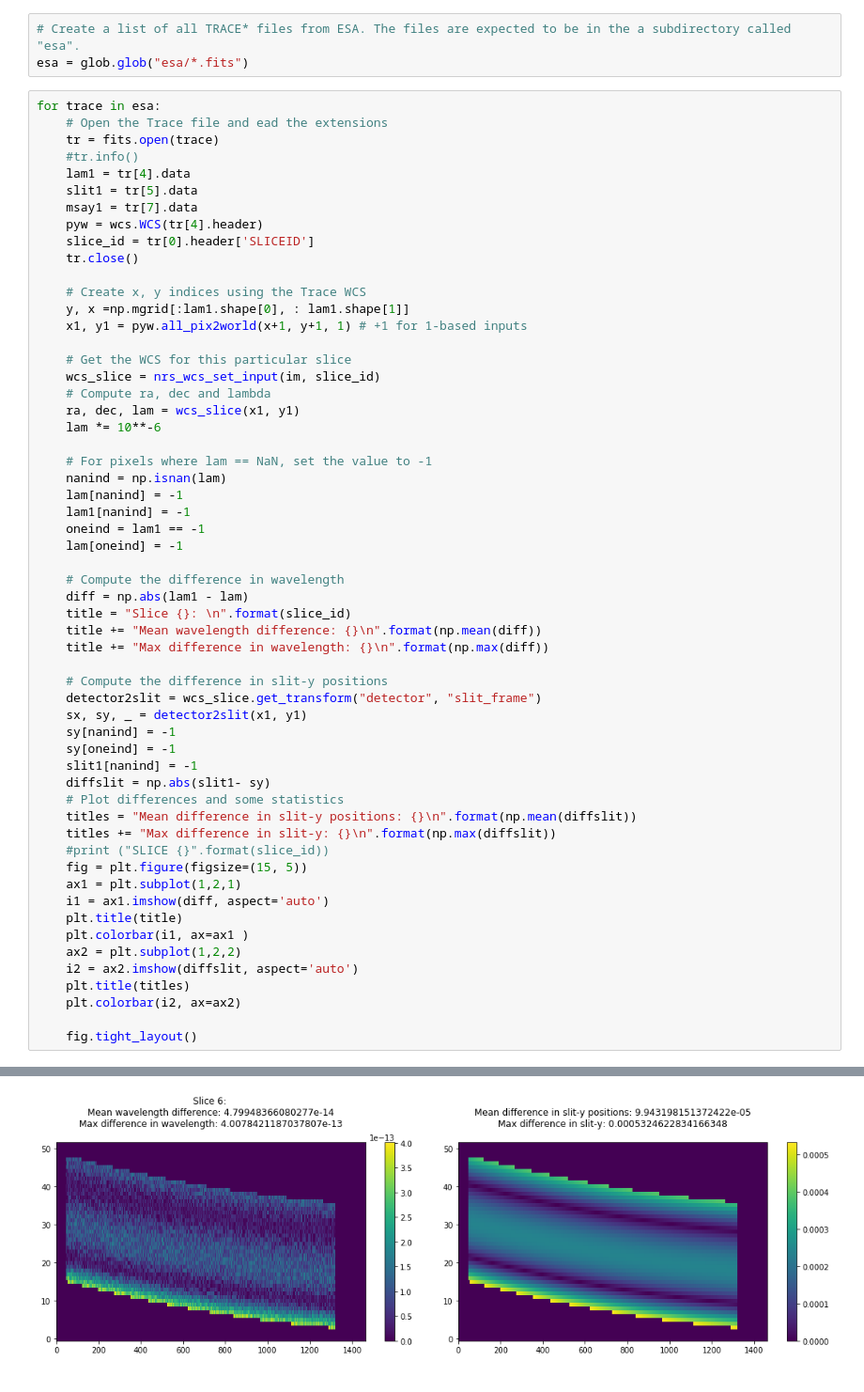
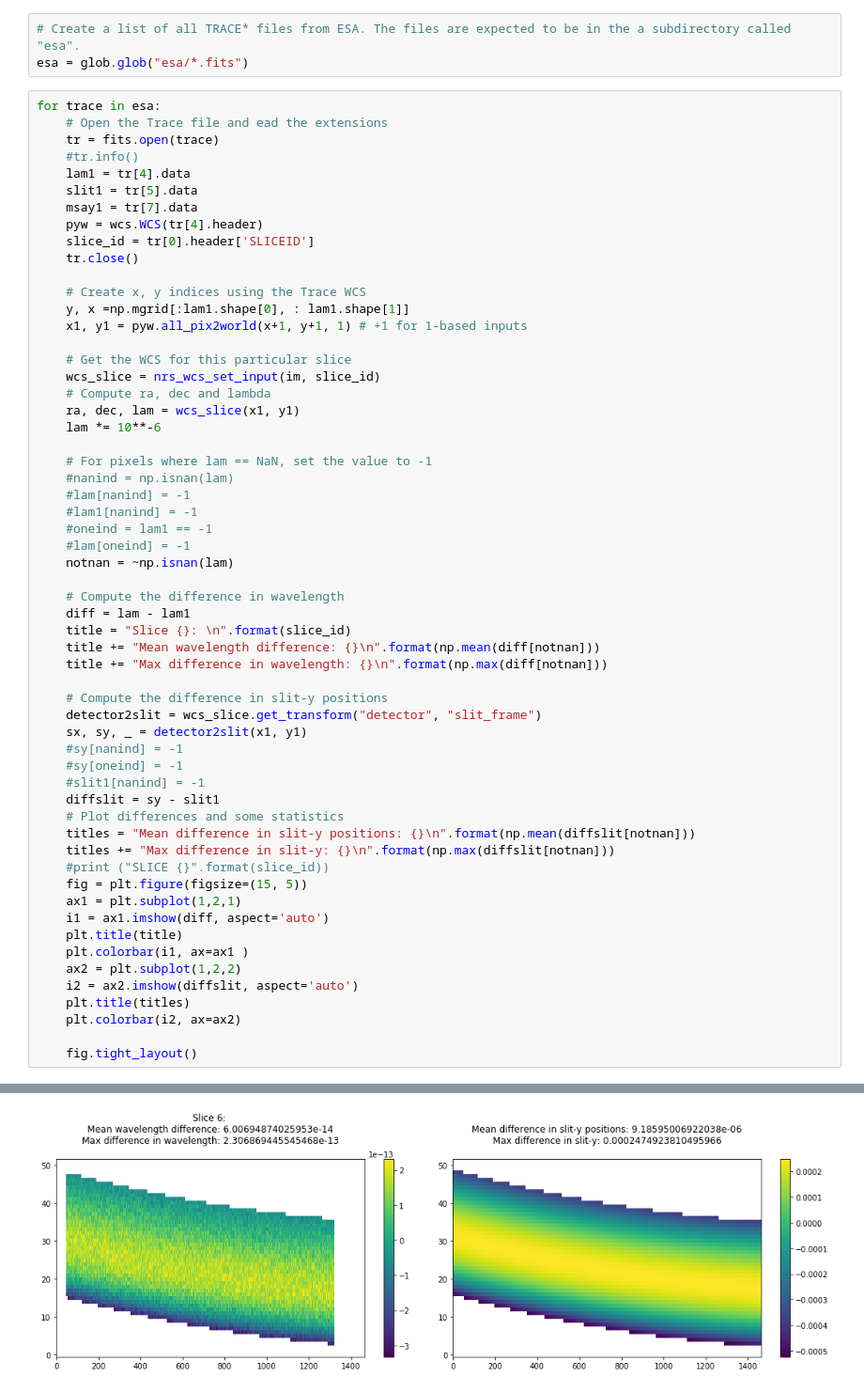
Before and after one commit to nden/nrs_testing, a Jupyter notebook: ifu/NRS_IFU.ipynb, the cells around one changed output, grey strips where cells are left out. Shown at 94% size. Drawn from its saved outputs; the diff is of its cells as text.

Commit message:
latest plots

```diff
--- a/ifu/NRS_IFU.ipynb
+++ b/ifu/NRS_IFU.ipynb
@@ -86,28 +85,29 @@ for trace in esa:
     lam *= 10**-6
 
     # For pixels where lam == NaN, set the value to -1
-    nanind = np.isnan(lam)
-    lam[nanind] = -1
-    lam1[nanind] = -1
-    oneind = lam1 == -1
-    lam[oneind] = -1
+    #nanind = np.isnan(lam)
+    #lam[nanind] = -1
+    #lam1[nanind] = -1
+    #oneind = lam1 == -1
+    #lam[oneind] = -1
+    notnan = ~np.isnan(lam)
 
     # Compute the difference in wavelength
-    diff = np.abs(lam1 - lam)
+    diff = lam - lam1
     title = "Slice {}: \n".format(slice_id)
-    title += "Mean wavelength difference: {}\n".format(np.mean(diff))
-    title += "Max difference in wavelength: {}\n".format(np.max(diff))
+    title += "Mean wavelength difference: {}\n".format(np.mean(diff[notnan]))
+    title += "Max difference in wavelength: {}\n".format(np.max(diff[notnan]))
 
     # Compute the difference in slit-y positions
     detector2slit = wcs_slice.get_transform("detector", "slit_frame")
     sx, sy, _ = detector2slit(x1, y1)
-    sy[nanind] = -1
-    sy[oneind] = -1
-    slit1[nanind] = -1
-    diffslit = np.abs(slit1- sy)
+    #sy[nanind] = -1
+    #sy[oneind] = -1
+    #slit1[nanind] = -1
+    diffslit = sy - slit1
     # Plot differences and some statistics
-    titles = "Mean difference in slit-y positions: {}\n".format(np.mean(diffslit))
-    titles += "Max difference in slit-y: {}\n".format(np.max(diffslit))
+    titles = "Mean difference in slit-y positions: {}\n".format(np.mean(diffslit[notnan]))
+    titles += "Max difference in slit-y: {}\n".format(np.max(diffslit[notnan]))
     #print ("SLICE {}".format(slice_id))
     fig = plt.figure(figsize=(15, 5))
     ax1 = plt.subplot(1,2,1)
@@ -130 +130 @@ for trace in esa:
-[figure, old version]
+[figure, new version]
```
Also changed, not shown: parts of 3 cells of this notebook.
